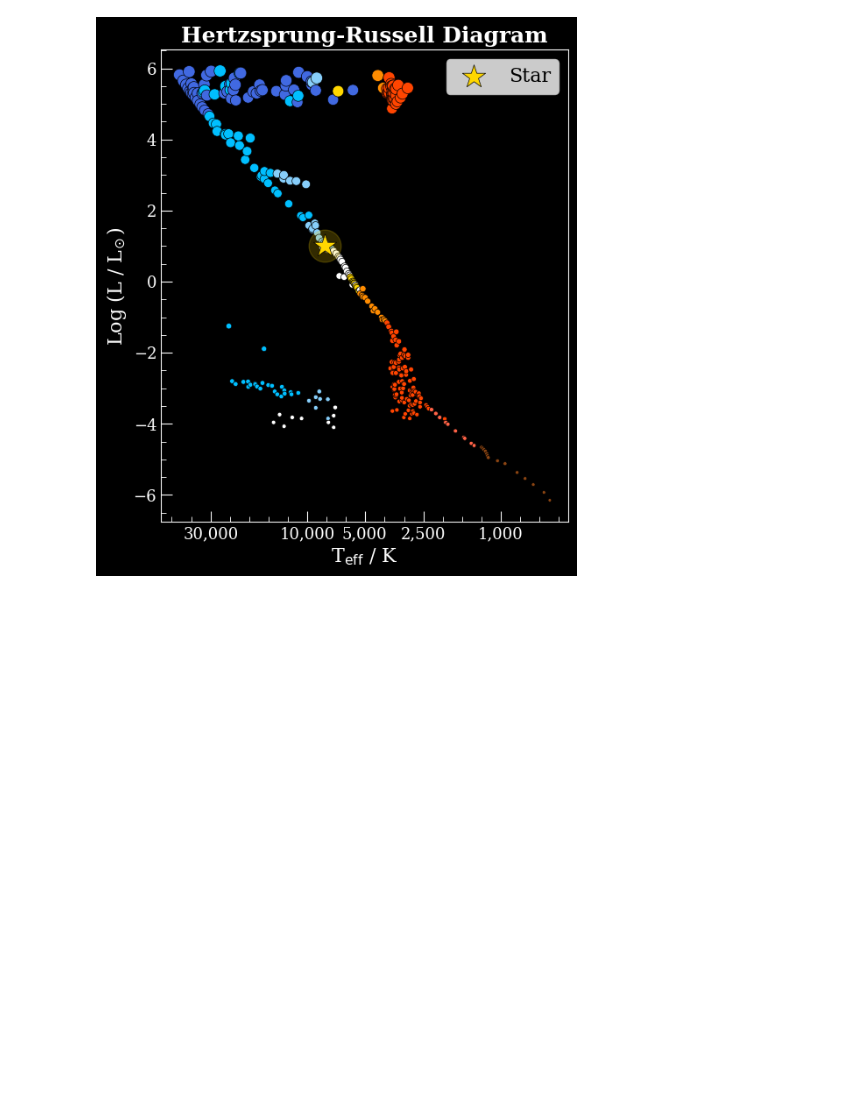
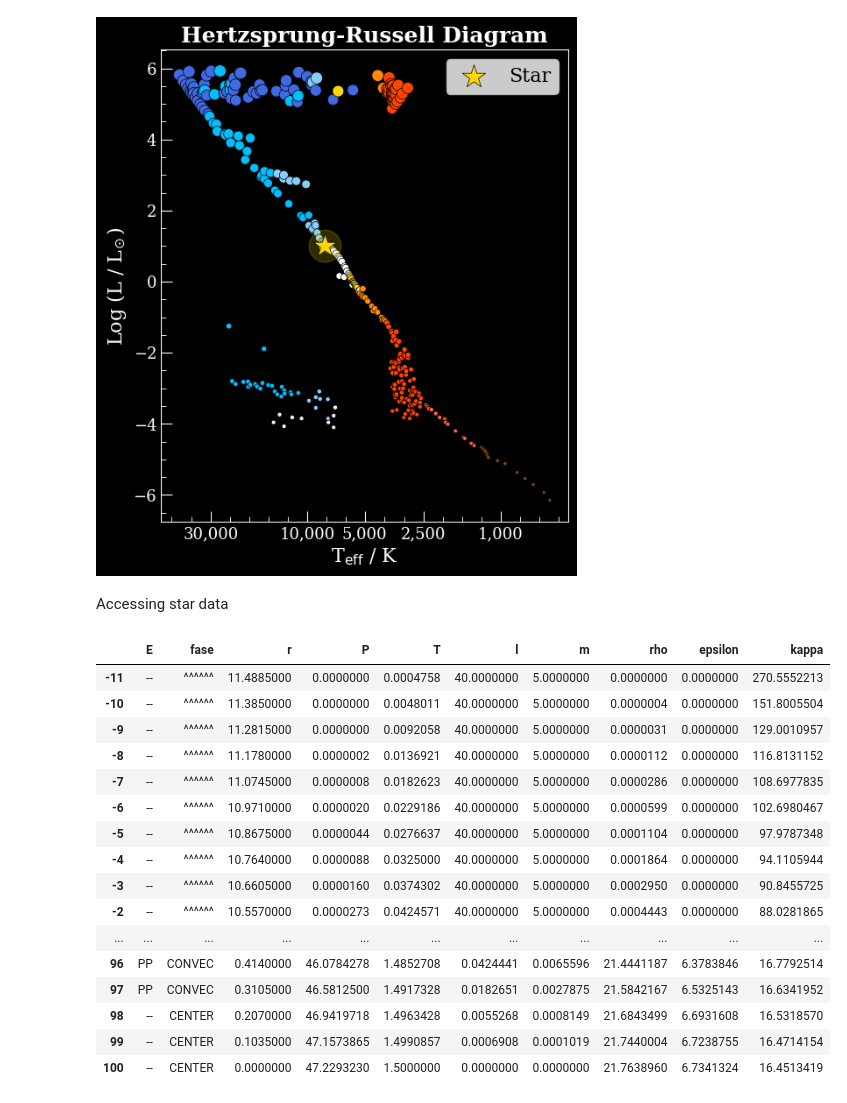
Before and after one commit to gallati/stellarpy, a Jupyter notebook: usage_example.ipynb, the cells around one changed output. Drawn from its saved outputs; the diff is of its cells as text; code cells hidden in the pictures; blank space fills up the shorter version.

```diff
--- a/usage_example.ipynb
+++ b/usage_example.ipynb
@@ -64,3 +64,25 @@ star.HR()
 # %% [output]
 Effective temperature: Teff = 8072 K.
 [figure]
+# %% [markdown]
+Accessing star data
+# %%
+star.get()
+# %% [output]
+|  | E | fase | r | P | T | l | m | rho | epsilon | kappa |
+| -11 | -- | ^^^^^^ | 11.4885000 | 0.0000000 | 0.0004758 | 40.0000000 | 5.0000000 | 0.0000000 | 0.0000000 | 270.5552213 |
+| -10 | -- | ^^^^^^ | 11.3850000 | 0.0000000 | 0.0048011 | 40.0000000 | 5.0000000 | 0.0000004 | 0.0000000 | 151.8005504 |
+| -9 | -- | ^^^^^^ | 11.2815000 | 0.0000000 | 0.0092058 | 40.0000000 | 5.0000000 | 0.0000031 | 0.0000000 | 129.0010957 |
+| -8 | -- | ^^^^^^ | 11.1780000 | 0.0000002 | 0.0136921 | 40.0000000 | 5.0000000 | 0.0000112 | 0.0000000 | 116.8131152 |
+| -7 | -- | ^^^^^^ | 11.0745000 | 0.0000008 | 0.0182623 | 40.0000000 | 5.0000000 | 0.0000286 | 0.0000000 | 108.6977835 |
+| -6 | -- | ^^^^^^ | 10.9710000 | 0.0000020 | 0.0229186 | 40.0000000 | 5.0000000 | 0.0000599 | 0.0000000 | 102.6980467 |
+| -5 | -- | ^^^^^^ | 10.8675000 | 0.0000044 | 0.0276637 | 40.0000000 | 5.0000000 | 0.0001104 | 0.0000000 | 97.9787348 |
+| -4 | -- | ^^^^^^ | 10.7640000 | 0.0000088 | 0.0325000 | 40.0000000 | 5.0000000 | 0.0001864 | 0.0000000 | 94.1105944 |
+| -3 | -- | ^^^^^^ | 10.6605000 | 0.0000160 | 0.0374302 | 40.0000000 | 5.0000000 | 0.0002950 | 0.0000000 | 90.8455725 |
+| -2 | -- | ^^^^^^ | 10.5570000 | 0.0000273 | 0.0424571 | 40.0000000 | 5.0000000 | 0.0004443 | 0.0000000 | 88.0281865 |
+| ... | ... | ... | ... | ... | ... | ... | ... | ... | ... | ... |
+| 96 | PP | CONVEC | 0.4140000 | 46.0784278 | 1.4852708 | 0.0424441 | 0.0065596 | 21.4441187 | 6.3783846 | 16.7792514 |
+| 97 | PP | CONVEC | 0.3105000 | 46.5812500 | 1.4917328 | 0.0182651 | 0.0027875 | 21.5842167 | 6.5325143 | 16.6341952 |
+| 98 | -- | CENTER | 0.2070000 | 46.9419718 | 1.4963428 | 0.0055268 | 0.0008149 | 21.6843499 | 6.6931608 | 16.5318570 |
+| 99 | -- | CENTER | 0.1035000 | 47.1573865 | 1.4990857 | 0.0006908 | 0.0001019 | 21.7440004 | 6.7238755 | 16.4714154 |
+| 100 | -- | CENTER | 0.0000000 | 47.2293230 | 1.5000000 | 0.0000000 | 0.0000000 | 21.7638960 | 6.7341324 | 16.4513419 |
```
Also changed, not shown: 2 other files.
